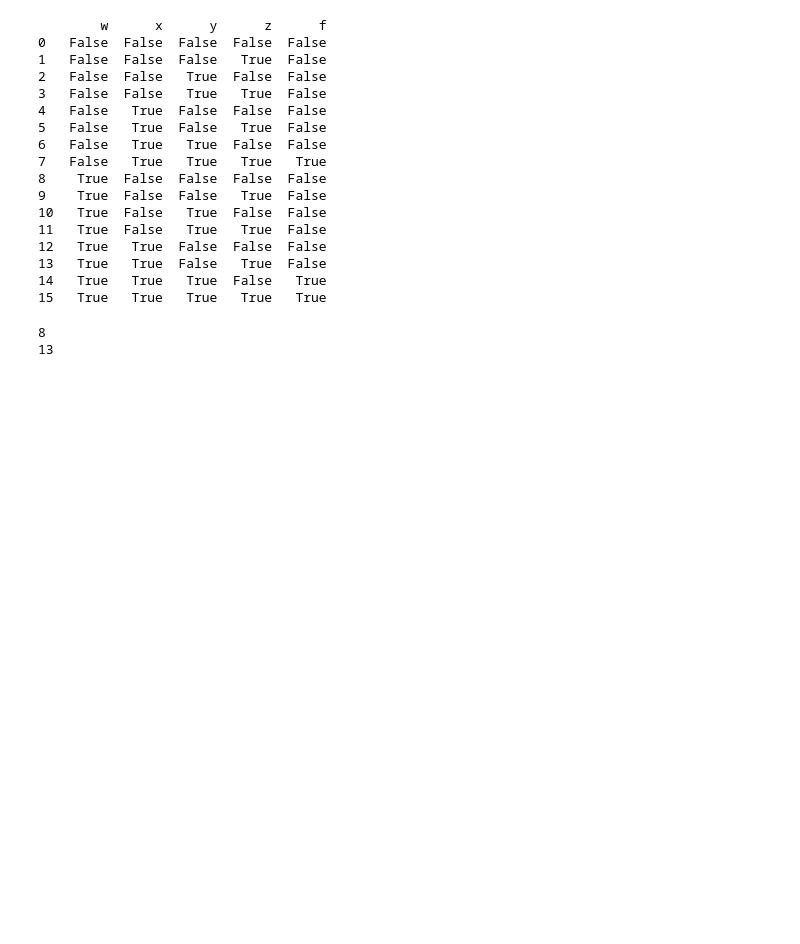
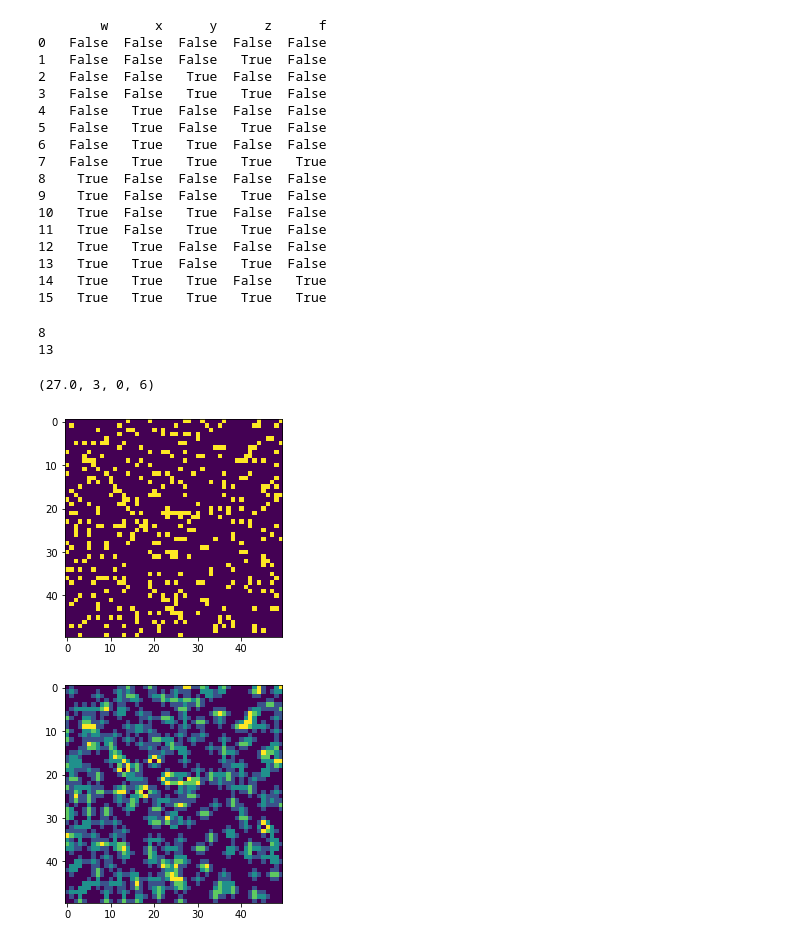
Before and after one commit to Unilmalas/TextAI, a Jupyter notebook: snippets 38.ipynb, the cells around one changed output. Saved outputs shown, nothing was run; the diff lists cells and outputs as text; code cells hidden in the pictures; blank space fills up the shorter version.

```diff
--- a/snippets 38.ipynb
+++ b/snippets 38.ipynb
@@ -1129,3 +1129,80 @@ if __name__=="__main__":
 # %% [output]
 8
 13
+# %%
+import math
+import random
+
+def sqrtex(n):
+    base = random.randint(2,n)
+    expn = random.randint(2,n)
+    expsq = expn % 2
+    fctr = base ** ((expn - expsq) / 2)
+    return (fctr, base, expsq, expn)
+
+def main():
+    print(sqrtex(8))
+
+if __name__=="__main__":
+    main()
+# %% [output]
+(27.0, 3, 0, 6)
+# %%
+# Abelian sandpile
+import random
+from IPython.core.display import display, HTML
+import matplotlib.pyplot as plt
+
+def tblo(table):
+    '''table output'''
+    width = len(table)
+    v = []
+    a = v.append
+    width = max(width, 1)
+    a('<table border="0" cellpadding="0" cellspacing="0" class="%s">' % '2020')
+    a('\n')
+    for i in range(width):
+        a('<tr>')
+        for m in table[i]:
+            a('<td>')
+            a(str(m))
+            a('</td>')
+        a('</tr>')
+    a('</table>')
+    return ''.join(v)
+
+def distr(grid, nlim=4):
+    '''distribute all >= nlim sandpiles in grid'''
+    for i in range(len(grid)):
+        for j in range(len(grid[0])):
+            while grid[i][j] >= nlim:
+                grid[i][j] -= nlim
+                grid[max(i-1,0)][j] += int(nlim/4)
+                grid[min(i+1,len(grid)-1)][j] += int(nlim/4)
+                grid[i][max(j-1,0)] += int(nlim/4)
+                grid[i][min(j+1,len(grid[0])-1)] += int(nlim/4)
+    return grid
+
+def main():
+    nsize = 50
+    mygrid = [[random.choice([0,0,0,0,0,7]) for j in range(nsize)] for _ in range(nsize)]
+    #display(HTML('<html>' + tblo(mygrid) + '</html>'))
+    #print(sum([sum(x) for x in mygrid]))
+    plt.imshow(mygrid)
+    plt.show()
+
+    niter = 0
+    while max([max(x) for x in mygrid]) > 3 and niter<1000:
+        mygrid = distr(mygrid, 5)
+        niter += 1
+    #display(HTML('<html>' + tblo(mygrid) + '</html>'))
+    #print(sum([sum(x) for x in mygrid]))
+
+    plt.imshow(mygrid)
+    plt.show()
+
+if __name__=="__main__":
+    main()
+# %% [output]
+[figure, added]
+[figure, added]
```
